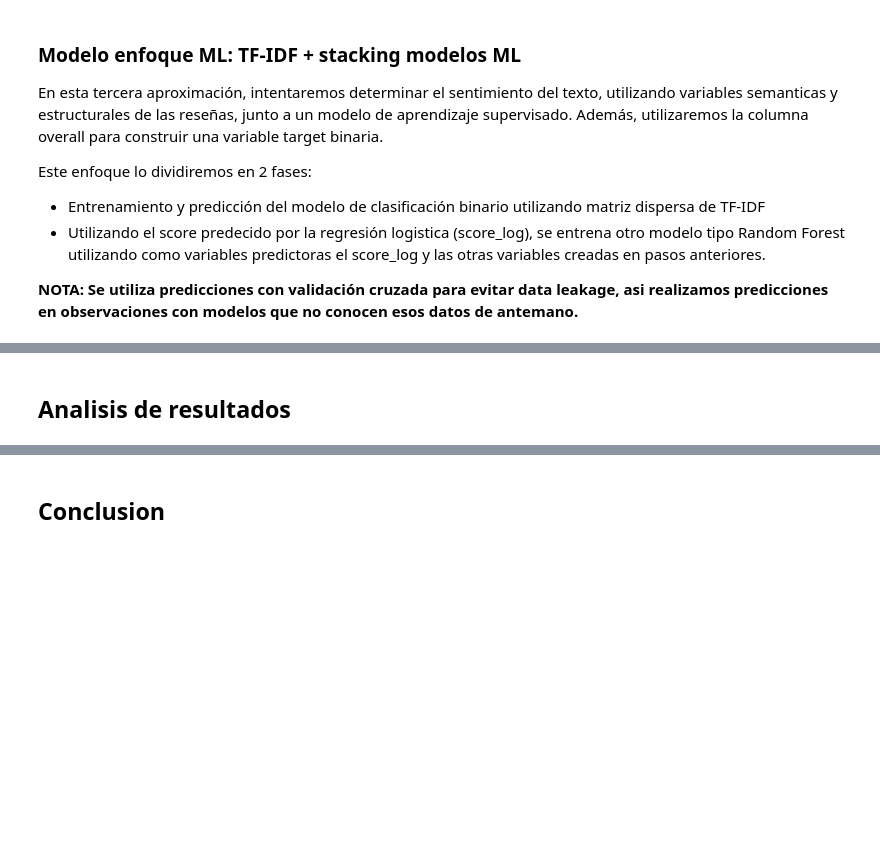
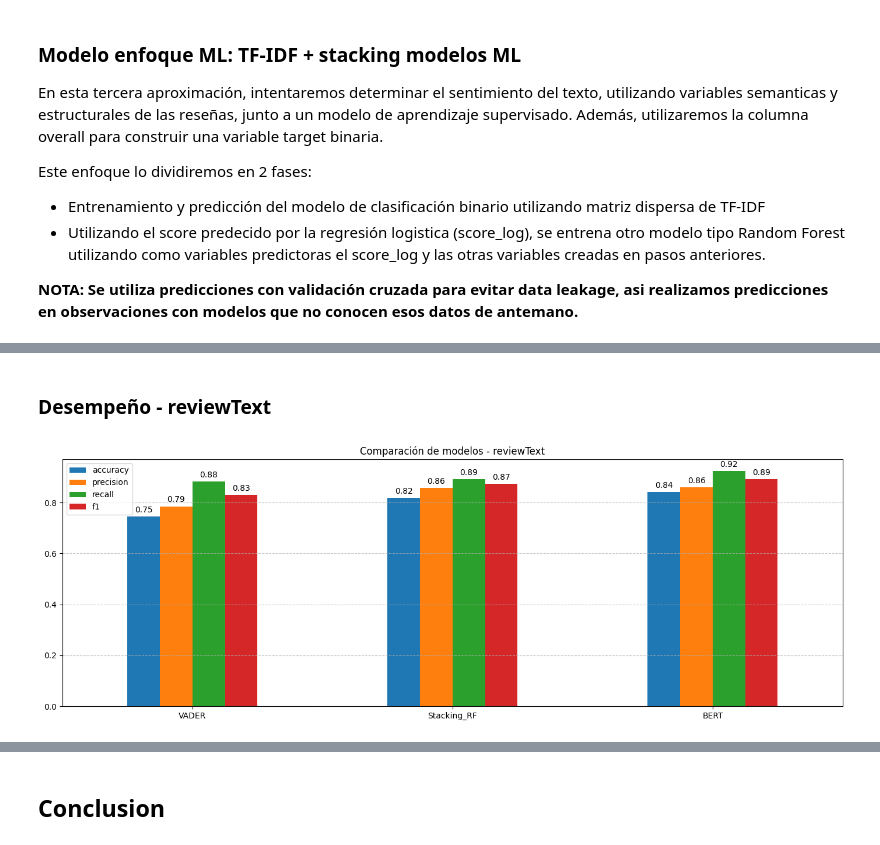
Before and after one commit to Can0land/NLP-Laboratory, a Jupyter notebook: Cano_Reales_Sentiment_analysis.ipynb, the cells around one changed output, grey strips where cells are left out. Saved outputs shown, nothing was run; the diff lists cells and outputs as text; code cells hidden in the pictures; blank space fills up the shorter version.

Commit message:
Finish modelling and perfomance analysis - Sentiment problem

```diff
--- a/Cano_Reales_Sentiment_analysis.ipynb
+++ b/Cano_Reales_Sentiment_analysis.ipynb
@@ -650,2 +573,61 @@ df_sentiment_final
-# %% [markdown]
-## Analisis de resultados
+# %%
+# Función auxiliar para evaluar los resultados de cada método de análisis de sentimiento usando métricas de clasificación
+def evaluate_model(y_true, y_pred):
+    return {
+        "accuracy": accuracy_score(y_true, y_pred),
+        "precision": precision_score(y_true, y_pred, pos_label="positive"),
+        "recall": recall_score(y_true, y_pred, pos_label="positive"),
+        "f1": f1_score(y_true, y_pred, pos_label="positive"),
+    }
+
+
+# Función para graficar la matriz de confusión de cada método de análisis de sentimiento
+def plot_confusion(y_true, y_pred, title):
+    cm = confusion_matrix(y_true, y_pred)
+    disp = ConfusionMatrixDisplay(cm)
+    disp.plot()
+    plt.title(title)
+    plt.show()
+# %% [markdown]
+### Desempeño - reviewText
+# %%
+df_tmp = df_sentiment_final[
+    [
+        "overall_bin",
+        "style",
+        "sentiment_text_vader",
+        "sentiment_text_transformer",
+        "sentiment_text_ml",
+    ]
+].copy()
+
+# Evaluamos cada método de análisis de sentimiento comparando sus predicciones con la variable overall_bin usando métricas de clasificación
+
+results = {}
+
+results["VADER"] = evaluate_model(df_tmp["overall_bin"], df_tmp["sentiment_text_vader"])
+results["Stacking_RF"] = evaluate_model(
+    df_tmp["overall_bin"], df_tmp["sentiment_text_ml"]
+)
+results["BERT"] = evaluate_model(
+    df_tmp["overall_bin"], df_tmp["sentiment_text_transformer"]
+)
+
+df_results = pd.DataFrame(results).T
+
+# -----
+# Graficamos el desempeño de cada metodo
+ax = df_results.plot(kind="bar", figsize=(14, 5))
+
+ax.set_title("Comparación de modelos - reviewText")
+ax.set_xticklabels(ax.get_xticklabels(), rotation=0)
+ax.grid(axis="y", linestyle="--", alpha=0.7)
+
+# Poner valores sobre cada barra
+for container in ax.containers:
+    ax.bar_label(container, fmt="%.2f", padding=3)
+
+plt.tight_layout()
+plt.show()
+# %% [output]
+[figure, added]
```
Also changed, not shown: parts of 24 cells of this notebook.
